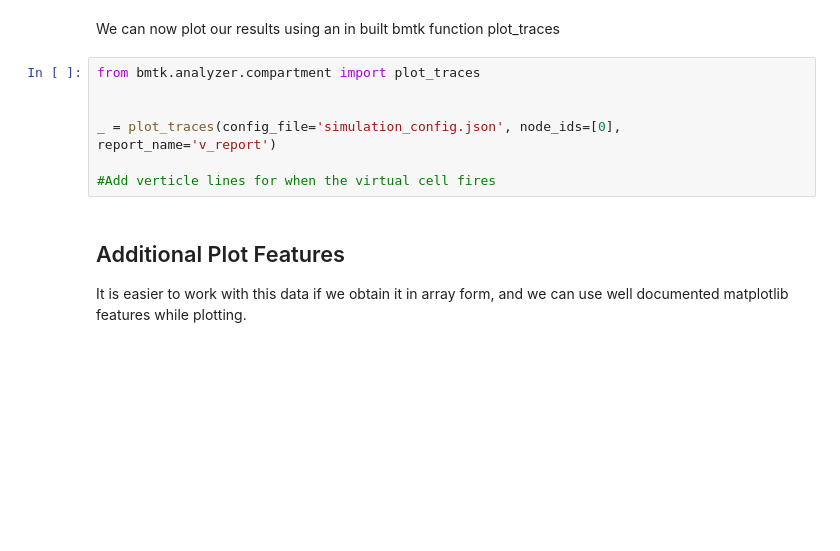
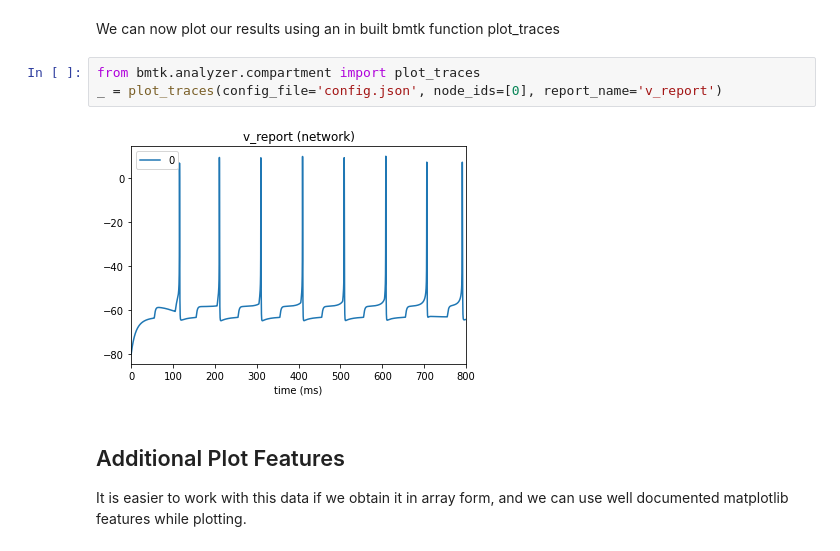
Before and after one commit to mwstroud/Borgers-Examples-in-BMTK, a Jupyter notebook: 23-WBneuron/23-WBEntrainment.ipynb, the cells around one changed output. Cells and saved outputs as stored; diff of their text form; blank space fills up the shorter version.

```diff
--- a/23-WBneuron/23-WBEntrainment.ipynb
+++ b/23-WBneuron/23-WBEntrainment.ipynb
@@ -118,11 +138,9 @@ As you can see, the WB neuron fired ~7.8 ms after the spike in our virtual cell.
 We can now plot our results using an in built bmtk function plot_traces
 # %%
 from bmtk.analyzer.compartment import plot_traces
-
-
-_ = plot_traces(config_file='simulation_config.json', node_ids=[0], report_name='v_report')
-
-#Add verticle lines for when the virtual cell fires
+_ = plot_traces(config_file='config.json', node_ids=[0], report_name='v_report')
+# %% [output]
+[figure, added]
 # %% [markdown]
 ## Additional Plot Features
 It is easier to work with this data if we obtain it in array form, and we can use well documented matplotlib features while plotting.
```
Also changed, not shown: parts of 7 cells of this notebook, 4 other files.
